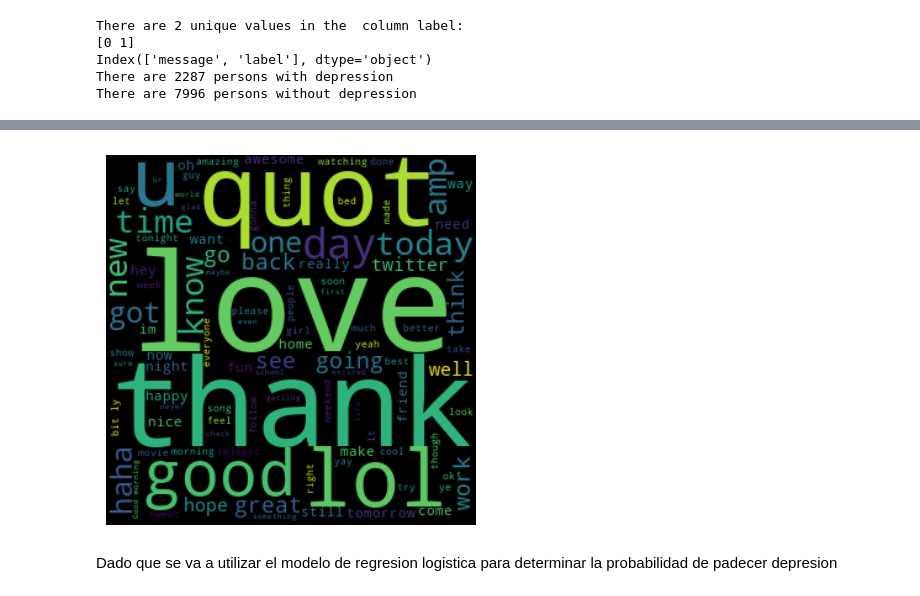
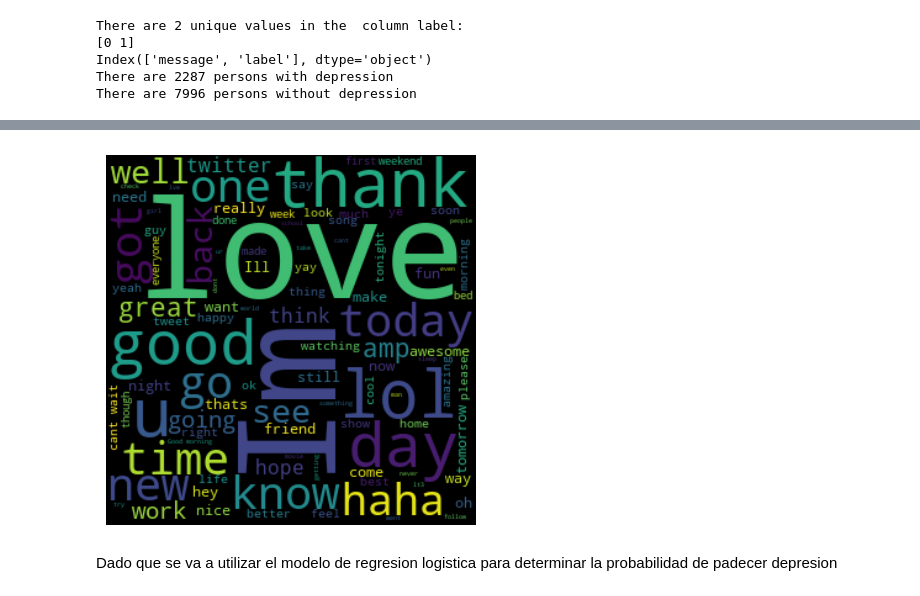
Before and after one commit to margiml/sentiment_analysis, a Jupyter notebook: sentiment_Analysis.ipynb, the cells around one changed output, grey strips where cells are left out. Saved outputs shown, nothing was run; the diff lists cells and outputs as text; code cells hidden in the pictures.

```diff
--- a/sentiment_Analysis.ipynb
+++ b/sentiment_Analysis.ipynb
@@ -86,12 +90,15 @@ There are 2287 persons with depression
 There are 7996 persons without depression
 # %%
 # Se elimina las palabras que esten en la variable stop_words
+stop_words = set(stopwords.words('english'))
+punct = '''!()-[]{};:'"\,<>./?@#$%^&*_~'''
 
-print(df)
+# cleaning of URLs URLs, hashtags, Mentions, Emojis, Reserved words (RT, FAV)
+df["message"] = df["message"].apply(lambda x: p.clean(x))
+# stop_words is set of commonly used words in english
+df["message"] = df["message"].apply(lambda x: " ".join([w for w in x.split() if w not in (stop_words)]))
+# Eliminacion de puntuaciones
+df["message"] = df["message"].apply(lambda x: "".join([w for w in x if w not in (punct)]))
 
-stop_words = set(stopwords.words('english'))
-
-df["message"] = df["message"].apply(lambda x: " ".join([w for w in x.split() if w not in (stop_words)]))
-
-print(df)
+df.head(5)
 # %% [output]
@@ -127,15 +123,15 @@ plt.show()
 # %%
-#Creamos la nube de palabras para no depresivos
-d = df[df["label"] == 0]
-text2 = " ".join(tweet for tweet in d.message)
+#Creamos la nube de palabras para no depresivos, aquellos que tienen en su campo "Label" el valor 0
+nd = df[df["label"] == 0]
+text2 = " ".join(tweet for tweet in nd.message)
 wc2 = WordCloud(width=300, height=300, max_words=100, repeat=True).generate(text2)
 
 
 plt.imshow(wc2, interpolation='bilinear')
 plt.axis("off")
 plt.savefig('wordcloudNoDep.png')
 plt.show()
 # %% [output]
-[figure, old version]
+[figure, new version]
-# %% [markdown]
-Dado que se va a utilizar el modelo de regresion logistica para determinar la probabilidad de padecer depresion
+# %% [markdown]
+Dado que se va a utilizar el modelo de regresion logistica para determinar la probabilidad de padecer depresion
```
Also changed, not shown: parts of 11 cells of this notebook.
